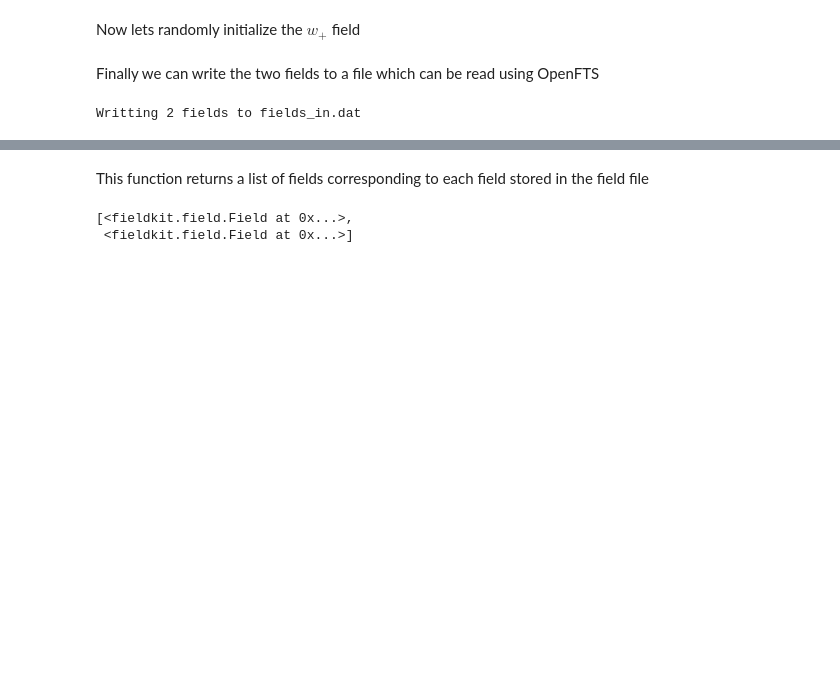
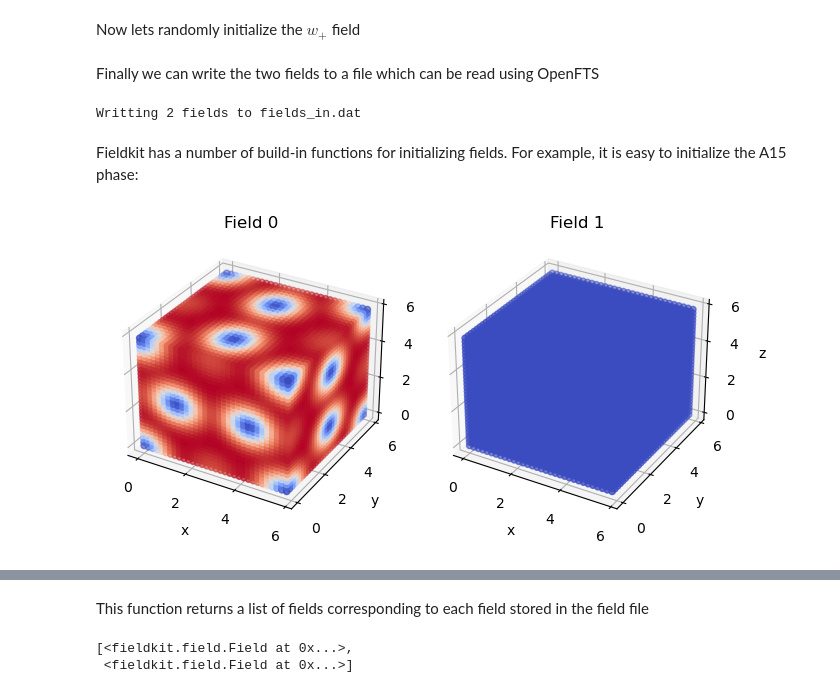
Before and after one commit to LequieuLab/fieldkit, a Jupyter notebook: docs/source/tutorials/01_fieldkit_and_openfts.ipynb, the cells around one changed output, grey strips where cells are left out. Saved outputs shown, nothing was run; the diff lists cells and outputs as text; code cells hidden in the pictures; blank space fills up the shorter version.

```diff
--- a/docs/source/tutorials/01_fieldkit_and_openfts.ipynb
+++ b/docs/source/tutorials/01_fieldkit_and_openfts.ipynb
@@ -35,3 +35,12 @@ Finally we can write the two fields to a file which can be read using OpenFTS
 fk.write_to_file('fields_in.dat',[field_wplus, field_wminus])
 # %% [output]
 Writting 2 fields to fields_in.dat
+# %% [markdown]
+Fieldkit has a number of build-in functions for initializing fields. For example, it is easy to initialize the A15 phase:
+# %%
+npw = (32,32,32)
+h = 6.0* np.eye(3)
+fields = fk.initialize_phase("A15", npw, h)
+fk.plot(fields)
+# %% [output]
+[figure, added]
```
Also changed, not shown: parts of 11 cells of this notebook, 38 other files.
